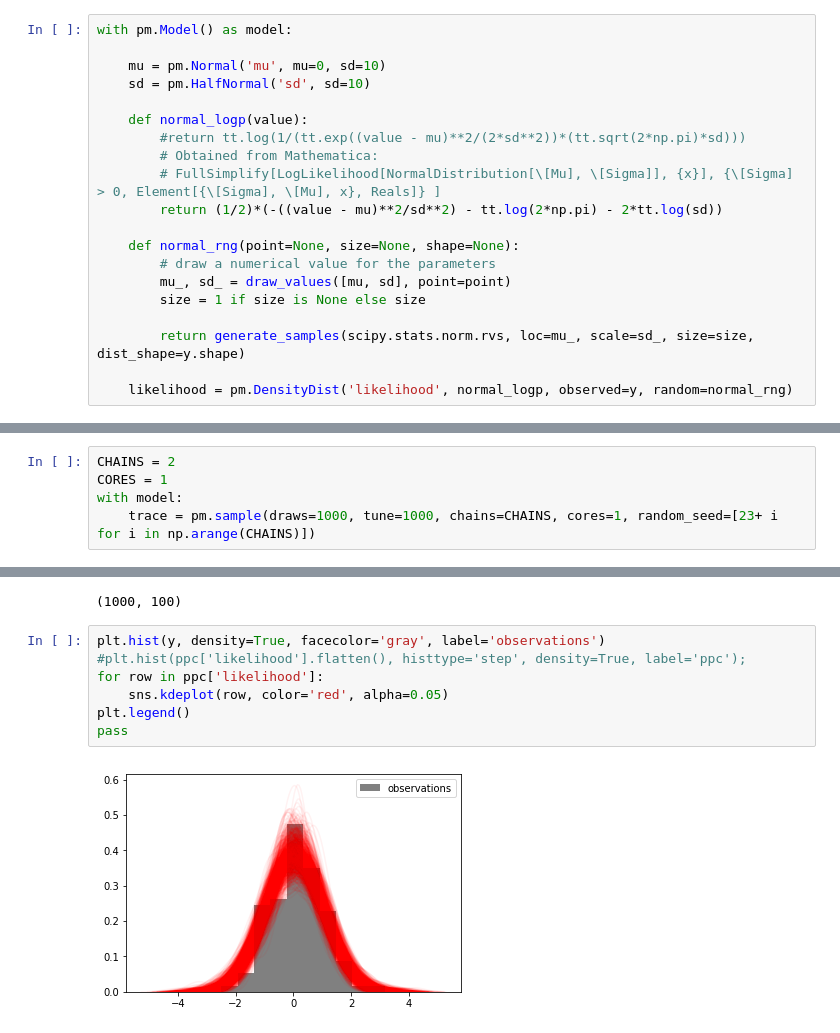
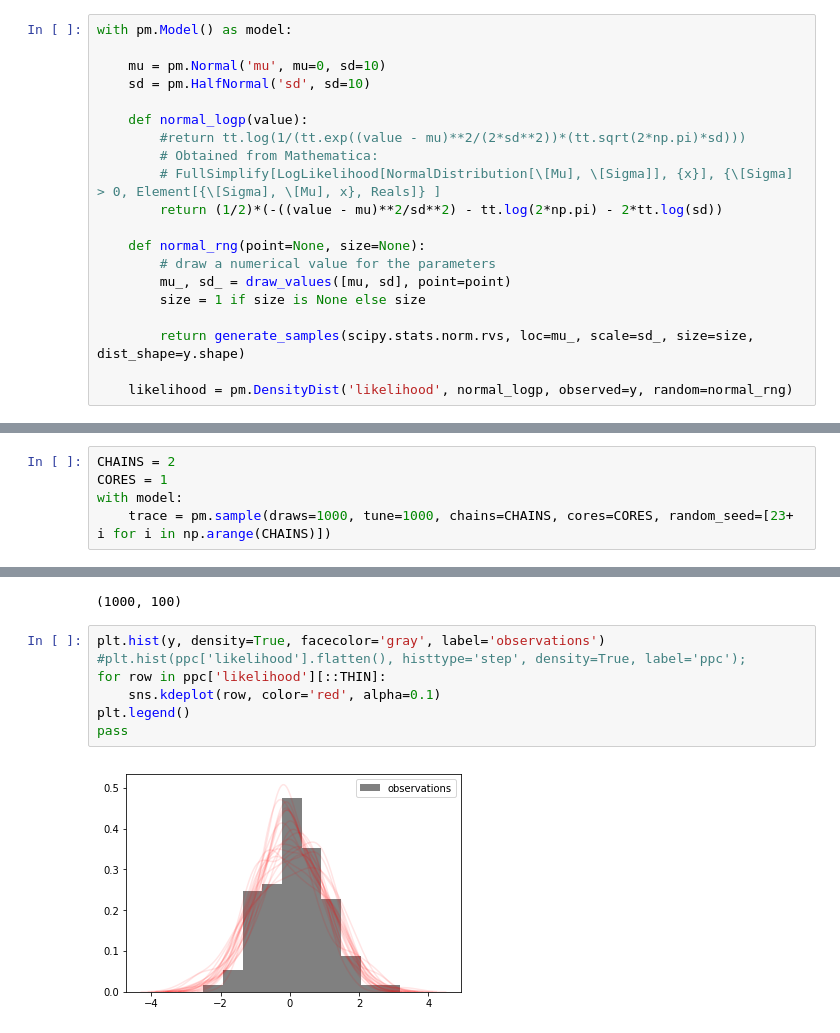
Before and after one commit to JackCaster/PyMC3_scrapbook, a Jupyter notebook: notebook/custom_distribution.ipynb, the cells around one changed output, grey strips where cells are left out. Drawn from its saved outputs; the diff is of its cells as text.

```diff
--- a/notebook/custom_distribution.ipynb
+++ b/notebook/custom_distribution.ipynb
@@ -55,7 +55,7 @@ with pm.Model() as model:
         # FullSimplify[LogLikelihood[NormalDistribution[\[Mu], \[Sigma]], {x}], {\[Sigma] > 0, Element[{\[Sigma], \[Mu], x}, Reals]} ]
         return (1/2)*(-((value - mu)**2/sd**2) - tt.log(2*np.pi) - 2*tt.log(sd))
 
-    def normal_rng(point=None, size=None, shape=None):
+    def normal_rng(point=None, size=None):
         # draw a numerical value for the parameters
         mu_, sd_ = draw_values([mu, sd], point=point)
         size = 1 if size is None else size
@@ -74,7 +74,7 @@ Name: Log-probability of test_point, dtype: float64
 CHAINS = 2
 CORES = 1
 with model:
-    trace = pm.sample(draws=1000, tune=1000, chains=CHAINS, cores=1, random_seed=[23+ i for i in np.arange(CHAINS)])
+    trace = pm.sample(draws=1000, tune=1000, chains=CHAINS, cores=CORES, random_seed=[23+ i for i in np.arange(CHAINS)])
 # %% [output]
 Auto-assigning NUTS sampler...
 Initializing NUTS using jitter+adapt_diag...
@@ -103,9 +103,9 @@ ppc['likelihood'].shape
 # %%
 plt.hist(y, density=True, facecolor='gray', label='observations')
 #plt.hist(ppc['likelihood'].flatten(), histtype='step', density=True, label='ppc');
-for row in ppc['likelihood']:
-    sns.kdeplot(row, color='red', alpha=0.05)
+for row in ppc['likelihood'][::THIN]:
+    sns.kdeplot(row, color='red', alpha=0.1)
 plt.legend()
 pass
 # %% [output]
-[figure, old version]
+[figure, new version]
```
Also changed, not shown: parts of 1 cell of this notebook.
